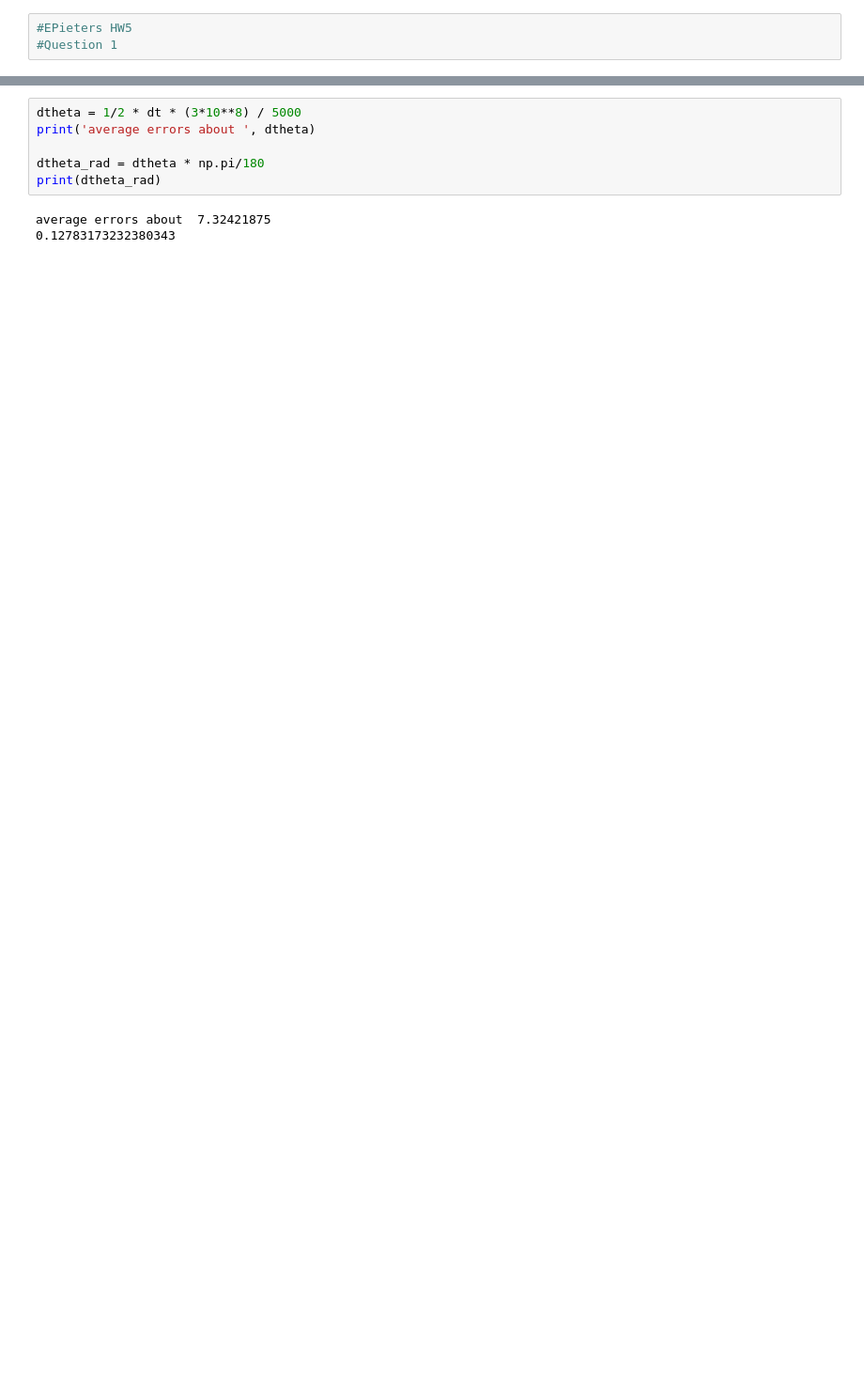
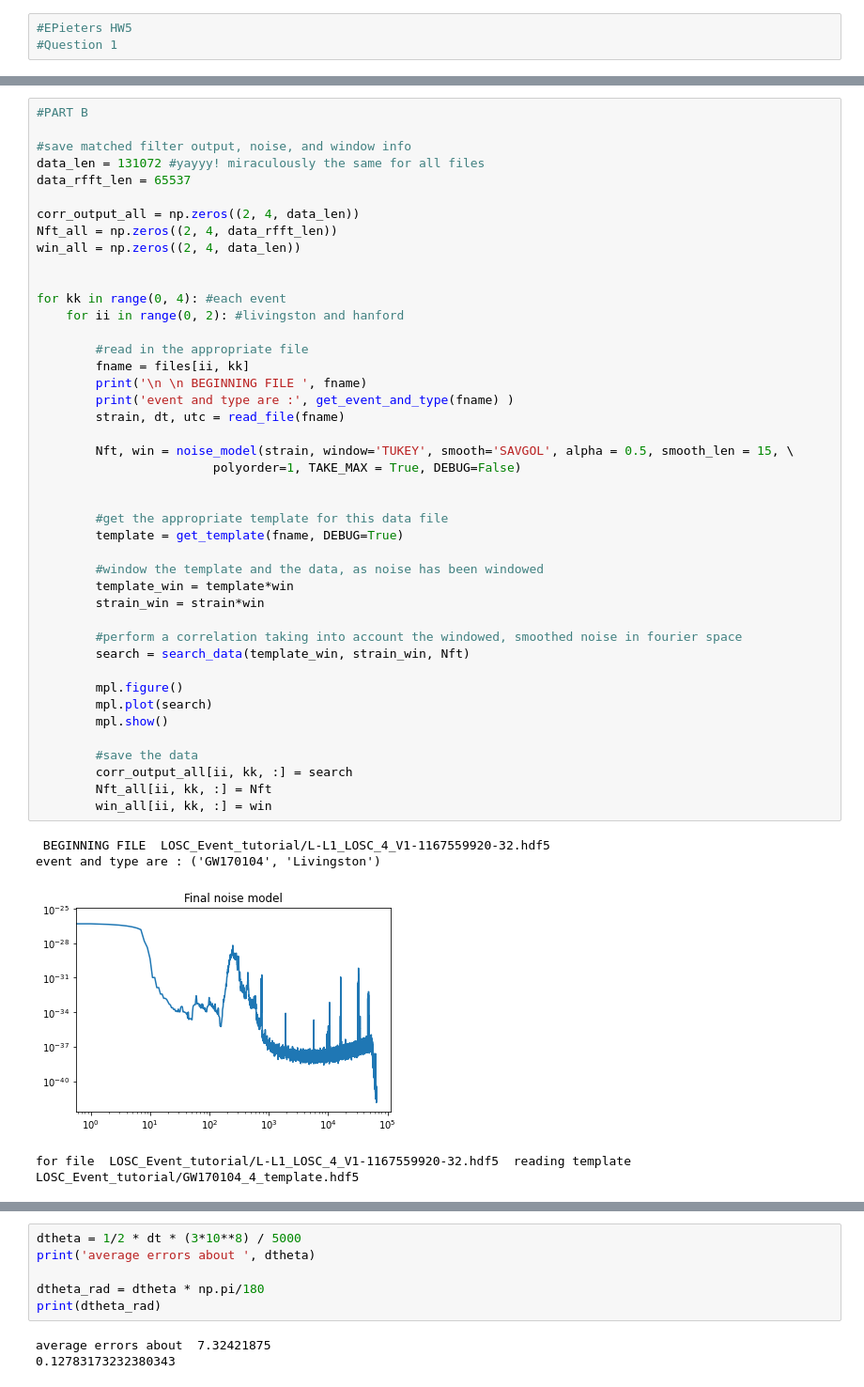
Before and after one commit to lizzord/phys512hw, a Jupyter notebook: problemset5/Question1.ipynb, the cells around one changed output, grey strips where cells are left out. Shown at 94% size. Drawn from its saved outputs; the diff is of its cells as text; blank space fills up the shorter version.

```diff
--- a/problemset5/Question1.ipynb
+++ b/problemset5/Question1.ipynb
@@ -363,0 +419,48 @@ signal to noise ratio is 4.867802749589002
+# %%
+#PART B
+
+#save matched filter output, noise, and window info
+data_len = 131072 #yayyy! miraculously the same for all files
+data_rfft_len = 65537
+
+corr_output_all = np.zeros((2, 4, data_len))
+Nft_all = np.zeros((2, 4, data_rfft_len))
+win_all = np.zeros((2, 4, data_len))
+
+
+for kk in range(0, 4): #each event
+    for ii in range(0, 2): #livingston and hanford
+
+        #read in the appropriate file
+        fname = files[ii, kk]
+        print('\n \n BEGINNING FILE ', fname)
+        print('event and type are :', get_event_and_type(fname) )
+        strain, dt, utc = read_file(fname)
+
+        Nft, win = noise_model(strain, window='TUKEY', smooth='SAVGOL', alpha = 0.5, smooth_len = 15, \
+                        polyorder=1, TAKE_MAX = True, DEBUG=False)
+
+
+        #get the appropriate template for this data file
+        template = get_template(fname, DEBUG=True)
+
+        #window the template and the data, as noise has been windowed
+        template_win = template*win
+        strain_win = strain*win
+
+        #perform a correlation taking into account the windowed, smoothed noise in fourier space
+        search = search_data(template_win, strain_win, Nft)
+
+        mpl.figure()
+        mpl.plot(search)
+        mpl.show()
+
+        #save the data
+        corr_output_all[ii, kk, :] = search
+        Nft_all[ii, kk, :] = Nft
+        win_all[ii, kk, :] = win
+# %% [output]
+ BEGINNING FILE  LOSC_Event_tutorial/L-L1_LOSC_4_V1-1167559920-32.hdf5
+event and type are : ('GW170104', 'Livingston')
+[figure, added]
+for file  LOSC_Event_tutorial/L-L1_LOSC_4_V1-1167559920-32.hdf5  reading template  LOSC_Event_tutorial/GW170104_4_template.hdf5
```
Also changed, not shown: parts of 21 cells of this notebook.
